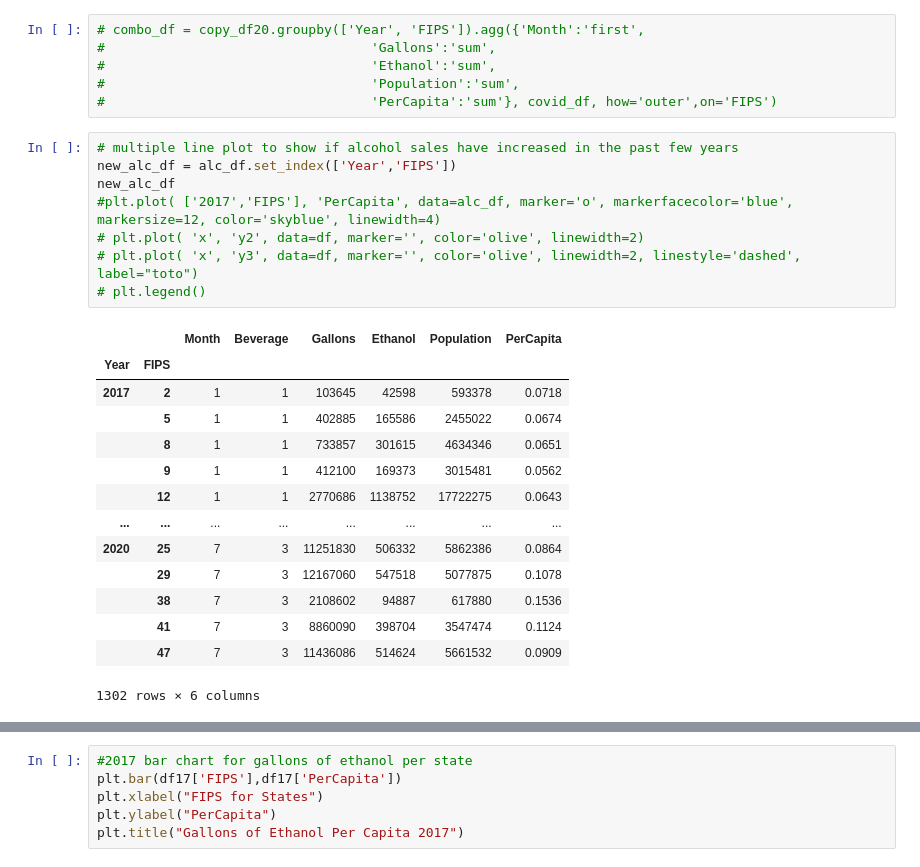
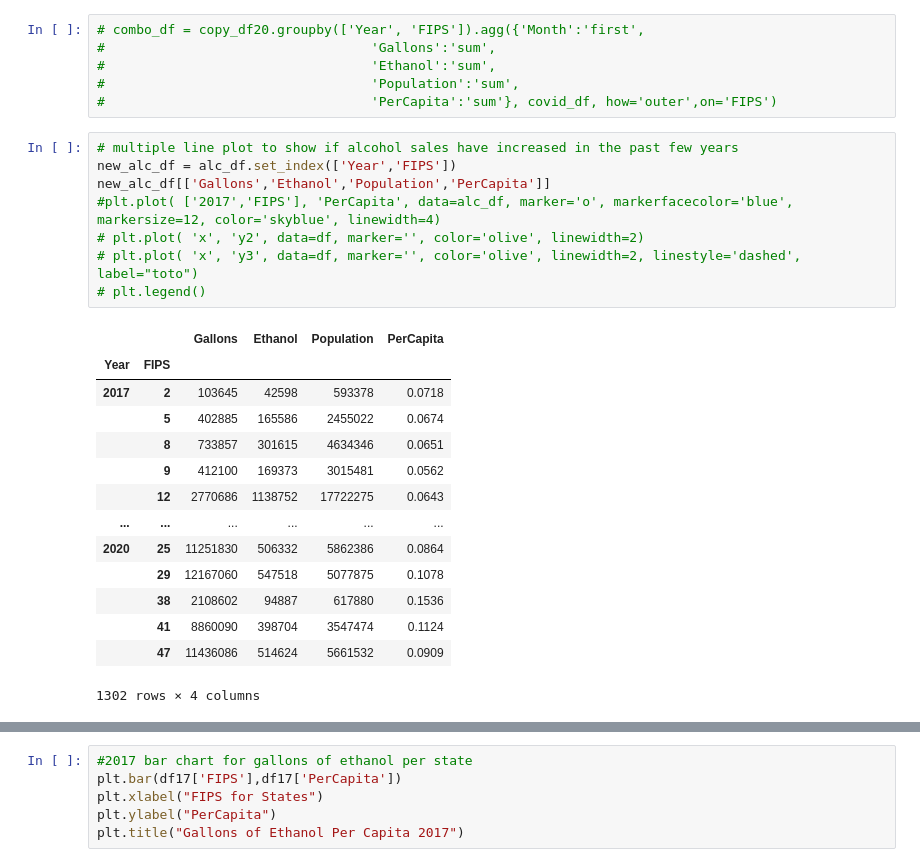
Before and after one commit to teresaflicek/Covid19-Societal-Impacts, a Jupyter notebook: AlcoholSalesDuringCovid.ipynb, the cells around one changed output, grey strips where cells are left out. Saved outputs shown, nothing was run; the diff lists cells and outputs as text.

```diff
--- a/AlcoholSalesDuringCovid.ipynb
+++ b/AlcoholSalesDuringCovid.ipynb
@@ -222,23 +229,23 @@ The r-squared is: 0.0024879514402679
 # %%
 # multiple line plot to show if alcohol sales have increased in the past few years
 new_alc_df = alc_df.set_index(['Year','FIPS'])
-new_alc_df
+new_alc_df[['Gallons','Ethanol','Population','PerCapita']]
 #plt.plot( ['2017','FIPS'], 'PerCapita', data=alc_df, marker='o', markerfacecolor='blue', markersize=12, color='skyblue', linewidth=4)
 # plt.plot( 'x', 'y2', data=df, marker='', color='olive', linewidth=2)
 # plt.plot( 'x', 'y3', data=df, marker='', color='olive', linewidth=2, linestyle='dashed', label="toto")
 # plt.legend()
 # %% [output]
-|  |  | Month | Beverage | Gallons | Ethanol | Population | PerCapita |
-| Year | FIPS |  |  |  |  |  |  |
-| 2017 | 2 | 1 | 1 | 103645 | 42598 | 593378 | 0.0718 |
-|  | 5 | 1 | 1 | 402885 | 165586 | 2455022 | 0.0674 |
-|  | 8 | 1 | 1 | 733857 | 301615 | 4634346 | 0.0651 |
-|  | 9 | 1 | 1 | 412100 | 169373 | 3015481 | 0.0562 |
-|  | 12 | 1 | 1 | 2770686 | 1138752 | 17722275 | 0.0643 |
-| ... | ... | ... | ... | ... | ... | ... | ... |
-| 2020 | 25 | 7 | 3 | 11251830 | 506332 | 5862386 | 0.0864 |
-|  | 29 | 7 | 3 | 12167060 | 547518 | 5077875 | 0.1078 |
-|  | 38 | 7 | 3 | 2108602 | 94887 | 617880 | 0.1536 |
-|  | 41 | 7 | 3 | 8860090 | 398704 | 3547474 | 0.1124 |
-|  | 47 | 7 | 3 | 11436086 | 514624 | 5661532 | 0.0909 |
+|  |  | Gallons | Ethanol | Population | PerCapita |
+| Year | FIPS |  |  |  |  |
+| 2017 | 2 | 103645 | 42598 | 593378 | 0.0718 |
+|  | 5 | 402885 | 165586 | 2455022 | 0.0674 |
+|  | 8 | 733857 | 301615 | 4634346 | 0.0651 |
+|  | 9 | 412100 | 169373 | 3015481 | 0.0562 |
+|  | 12 | 2770686 | 1138752 | 17722275 | 0.0643 |
+| ... | ... | ... | ... | ... | ... |
+| 2020 | 25 | 11251830 | 506332 | 5862386 | 0.0864 |
+|  | 29 | 12167060 | 547518 | 5077875 | 0.1078 |
+|  | 38 | 2108602 | 94887 | 617880 | 0.1536 |
+|  | 41 | 8860090 | 398704 | 3547474 | 0.1124 |
+|  | 47 | 11436086 | 514624 | 5661532 | 0.0909 |
-1302 rows × 6 columns
+1302 rows × 4 columns
```
Also changed, not shown: parts of 3 cells of this notebook.
